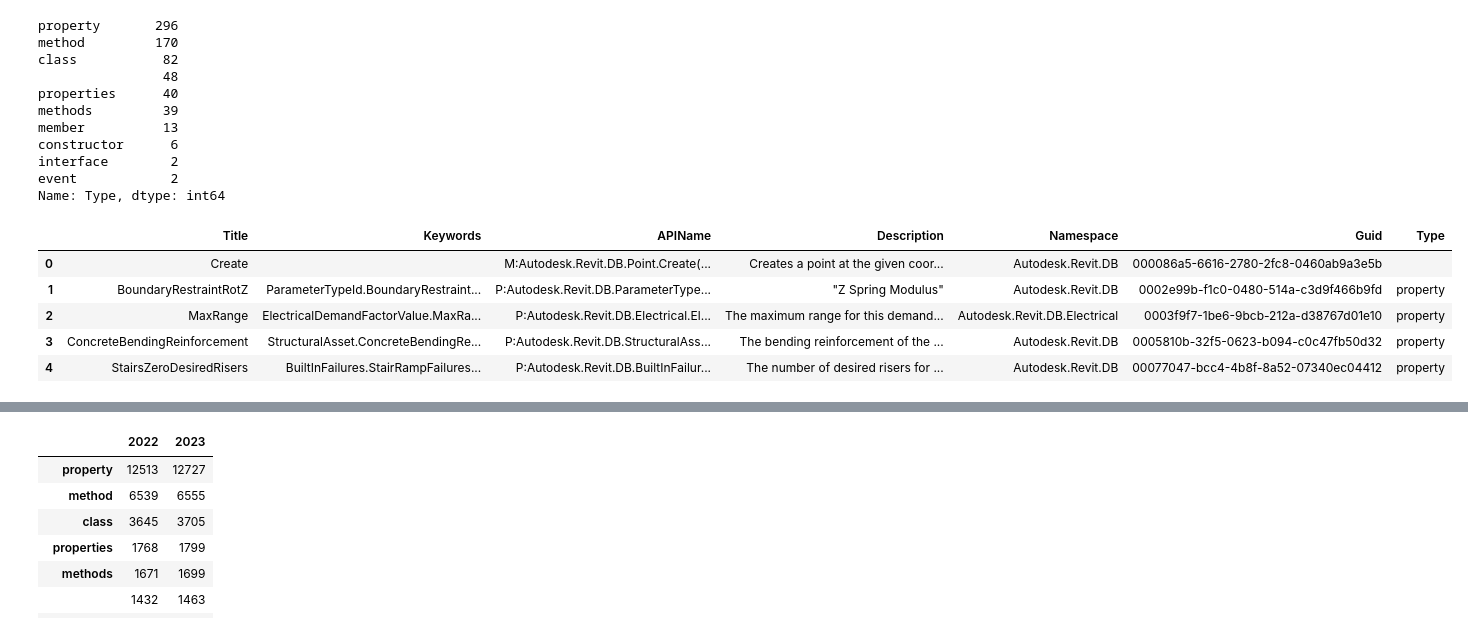
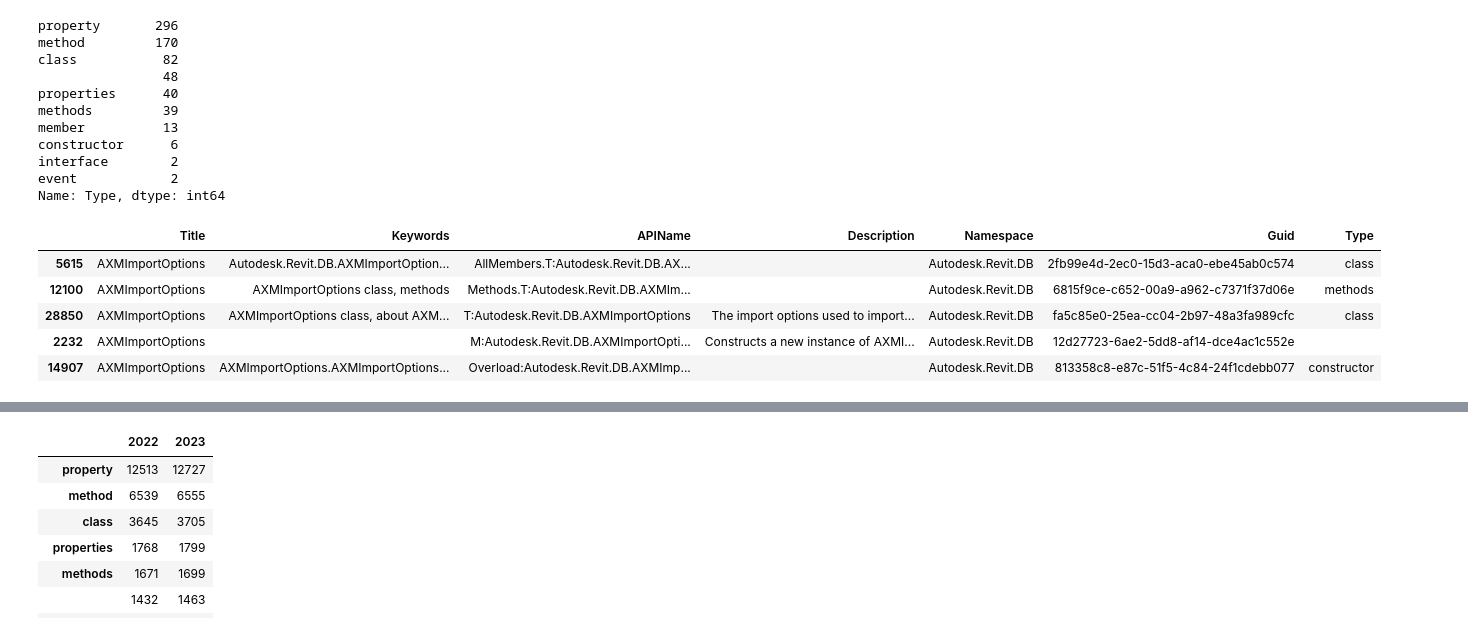
Before and after one commit to chuongmep/RevitAPIDocGen, a Jupyter notebook: JsonRevitAPI.ipynb, the cells around one changed output, grey strips where cells are left out. Cells and saved outputs as stored; diff of their text form; code cells hidden in the pictures.

Commit message:
what is removed in revit 2023

```diff
--- a/JsonRevitAPI.ipynb
+++ b/JsonRevitAPI.ipynb
@@ -243,11 +243,11 @@ Name: Type, dtype: int64
 # save to csv
 result.to_csv("RevitAPI2023_WhatIsNew.csv",index=False, encoding='utf-8')
 # %%
-df2022.head(5)
+result.head(5)
 # %% [output]
 |  | Title | Keywords | APIName | Description | Namespace | Guid | Type |
-| 0 | Create |  | M:Autodesk.Revit.DB.Point.Create(... | Creates a point at the given coor... | Autodesk.Revit.DB | 000086a5-6616-2780-2fc8-0460ab9a3e5b |  |
-| 1 | BoundaryRestraintRotZ | ParameterTypeId.BoundaryRestraint... | P:Autodesk.Revit.DB.ParameterType... | "Z Spring Modulus" | Autodesk.Revit.DB | 0002e99b-f1c0-0480-514a-c3d9f466b9fd | property |
-| 2 | MaxRange | ElectricalDemandFactorValue.MaxRa... | P:Autodesk.Revit.DB.Electrical.El... | The maximum range for this demand... | Autodesk.Revit.DB.Electrical | 0003f9f7-1be6-9bcb-212a-d38767d01e10 | property |
-| 3 | ConcreteBendingReinforcement | StructuralAsset.ConcreteBendingRe... | P:Autodesk.Revit.DB.StructuralAss... | The bending reinforcement of the ... | Autodesk.Revit.DB | 0005810b-32f5-0623-b094-c0c47fb50d32 | property |
-| 4 | StairsZeroDesiredRisers | BuiltInFailures.StairRampFailures... | P:Autodesk.Revit.DB.BuiltInFailur... | The number of desired risers for ... | Autodesk.Revit.DB | 00077047-bcc4-4b8f-8a52-07340ec04412 | property |
+| 5615 | AXMImportOptions | Autodesk.Revit.DB.AXMImportOption... | AllMembers.T:Autodesk.Revit.DB.AX... |  | Autodesk.Revit.DB | 2fb99e4d-2ec0-15d3-aca0-ebe45ab0c574 | class |
+| 12100 | AXMImportOptions | AXMImportOptions class, methods | Methods.T:Autodesk.Revit.DB.AXMIm... |  | Autodesk.Revit.DB | 6815f9ce-c652-00a9-a962-c7371f37d06e | methods |
+| 28850 | AXMImportOptions | AXMImportOptions class, about AXM... | T:Autodesk.Revit.DB.AXMImportOptions | The import options used to import... | Autodesk.Revit.DB | fa5c85e0-25ea-cc04-2b97-48a3fa989cfc | class |
+| 2232 | AXMImportOptions |  | M:Autodesk.Revit.DB.AXMImportOpti... | Constructs a new instance of AXMI... | Autodesk.Revit.DB | 12d27723-6ae2-5dd8-af14-dce4ac1c552e |  |
+| 14907 | AXMImportOptions | AXMImportOptions.AXMImportOptions... | Overload:Autodesk.Revit.DB.AXMImp... |  | Autodesk.Revit.DB | 813358c8-e87c-51f5-4c84-24f1cdebb077 | constructor |
```
Also changed, not shown: parts of 4 cells of this notebook, 1 other file.
